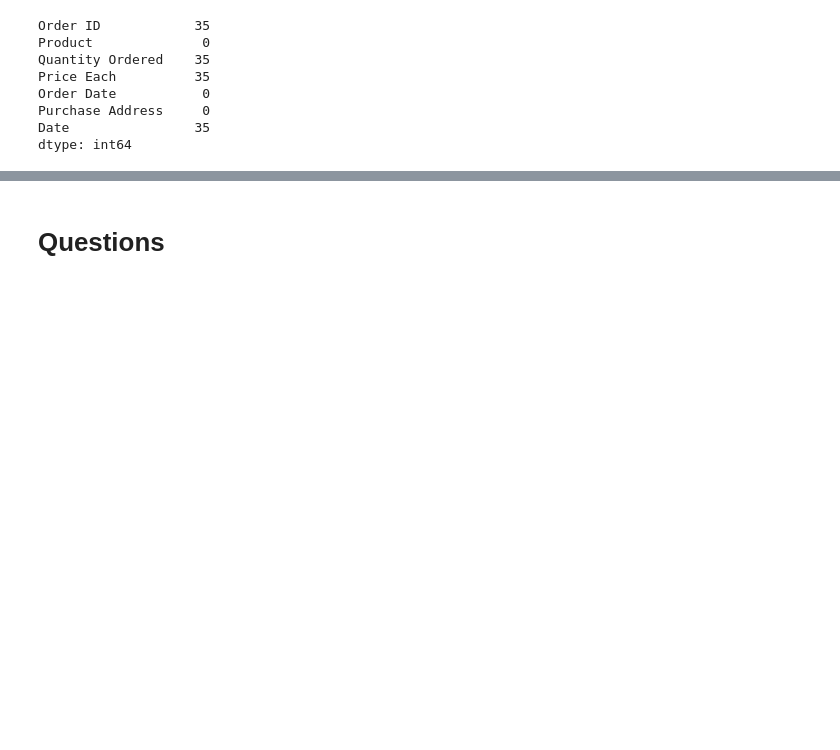
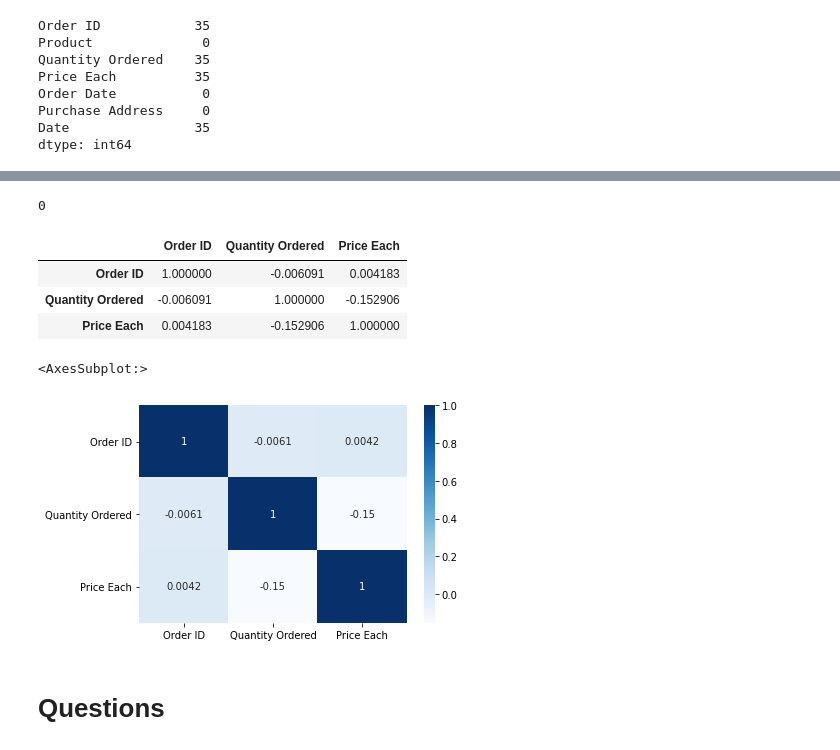
Before and after one commit to RazanAlzahrani1/EC_EDA, a Jupyter notebook: E company.ipynb, the cells around one changed output, grey strips where cells are left out. Cells and saved outputs as stored; diff of their text form; code cells hidden in the pictures; blank space fills up the shorter version.

```diff
--- a/E company.ipynb
+++ b/E company.ipynb
@@ -76,8 +79,10 @@ df.head()
 | 4 | 176560.0 | Wired Headphones | 1 | 11.99 | 04/12/19 14:38 | 669 Spruce St, Los Angeles, CA 90001 | 04/12/19 |
 # %%
 df['Date'] = pd.to_datetime(df['Date'],format='%m/%d/%y', errors='coerce')
+# %%
+s = pd.Series(df['Quantity Ordered'],dtype='Int64')
 # %%
-df['Quantity Ordered'] = pd.to_numeric(df['Quantity Ordered'], errors ='coerce')
+df['Quantity Ordered'] = pd.to_numeric(s,downcast='integer', errors ='coerce')
 # %%
 df['Price Each'] = pd.to_numeric(df['Price Each'], errors ='coerce')
 # %%
@@ -222,0 +264,6 @@ dtype: int64
+# %%
+#to del raw based on spesific val
+drop_row = df[df['Product'] == 'Product'].index
+
+# Delete these row indexes from dataFrame
+df.drop(drop_row , inplace=True)
@@ -222,0 +297,3 @@ dtype: int64
+# %%
+df.drop_duplicates(subset=['Order ID'], keep='first', inplace=True)
+df
@@ -223,2 +314,18 @@ dtype: int64
+# %%
+sum(df.duplicated())
+# %% [output]
+0
+# %%
+df.corr()
+# %% [output]
+|  | Order ID | Quantity Ordered | Price Each |
+| Order ID | 1.000000 | -0.006091 | 0.004183 |
+| Quantity Ordered | -0.006091 | 1.000000 | -0.152906 |
+| Price Each | 0.004183 | -0.152906 | 1.000000 |
+# %%
+sns.heatmap(df.corr(), annot=True, cmap='Blues')
+# %% [output]
+<AxesSubplot:>
+[figure, added]
 # %% [markdown]
 # <a name=Questions>Questions</a>
```
Also changed, not shown: parts of 19 cells of this notebook.
